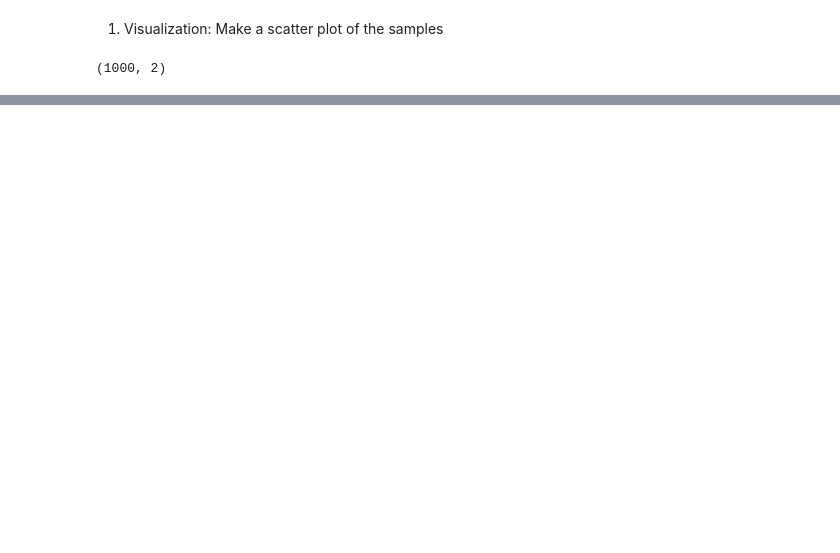
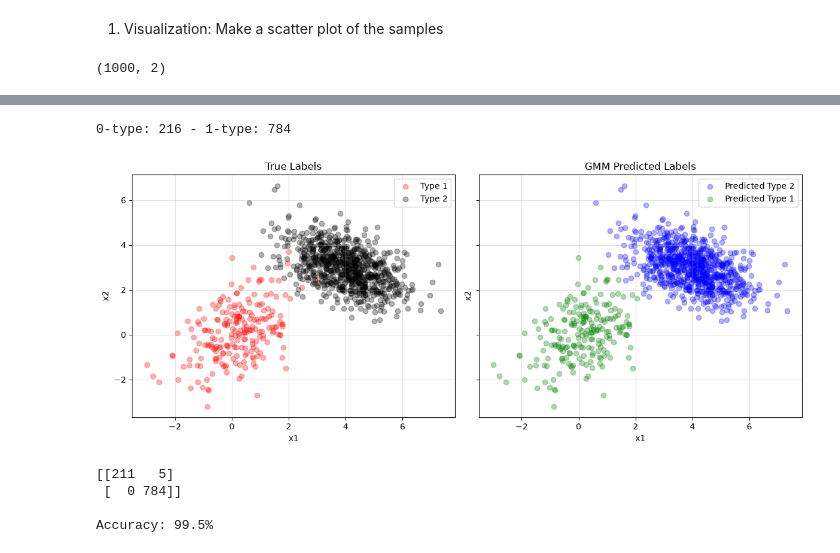
Before and after one commit to Dueling-W/SciML-GirardW-Fall26, a Jupyter notebook: Homework/Homework 4/HW4-Coding-GirardW.ipynb, the cells around one changed output, grey strips where cells are left out. Drawn from its saved outputs; the diff is of its cells as text; code cells hidden in the pictures; blank space fills up the shorter version.

```diff
--- a/Homework/Homework 4/HW4-Coding-GirardW.ipynb
+++ b/Homework/Homework 4/HW4-Coding-GirardW.ipynb
@@ -159,0 +347,68 @@ plt.show()
+# %%
+rng = np.random.default_rng(123456)  # new seed for unseen samples
+
+# still the same given values
+# just rewrote here so code can be run isolated
+w = np.array([0.2, 0.8])
+mus = [np.array([0.0, 0.0]), np.array([4.0, 3.0])]
+Sigmas = [np.array([[1.0, 0.6], [0.6, 1.5]]),
+          np.array([[1.2, -0.5], [-0.5, 0.8]])]
+N = 1000
+
+
+z = rng.choice(len(w), size=N, p=w) # draw 0 or 1 1000 times at define weights
+values, counts = np.unique(z, return_counts=True)
+print(f'0-type: {counts[0]} - 1-type: {counts[1]}') # will be slightly different than earlier draw
+# %% [output]
+0-type: 216 - 1-type: 784
+# %%
+X_1 = sample_2d_gaussian(mus[0], Sigmas[0], counts[0], rng)
+X_2 = sample_2d_gaussian(mus[1], Sigmas[1], counts[1], rng)
+# %%
+X_data = np.vstack([X_1, X_2])
+
+predicted_labels = gk2.predict(X_data)
+
+X_1_pred = X_data[predicted_labels == 0]
+X_2_pred = X_data[predicted_labels == 1]
+# %%
+fig, axes = plt.subplots(1, 2, figsize=(12, 5), sharex=True, sharey=True)
+
+axes[0].scatter(X_1[:, 0], X_1[:, 1], color='red', alpha=0.3, label='Type 1')
+axes[0].scatter(X_2[:, 0], X_2[:, 1], color='black', alpha=0.3, label='Type 2')
+axes[0].set_title("True Labels")
+
+# labels got swapped, X_1 is actually X_2 label
+axes[1].scatter(X_1_pred[:, 0], X_1_pred[:, 1], color='blue', alpha=0.3, label='Predicted Type 2')
+axes[1].scatter(X_2_pred[:, 0], X_2_pred[:, 1], color='green', alpha=0.3, label='Predicted Type 1')
+axes[1].set_title("GMM Predicted Labels")
+
+for ax in axes:
+    ax.set_xlabel("x1")
+    ax.set_ylabel("x2")
+    ax.legend()
+    ax.grid(True, alpha=0.4)
+
+plt.tight_layout()
+plt.show()
+# %% [output]
+[figure, added]
+# %%
+from sklearn.metrics import ConfusionMatrixDisplay
+from sklearn.metrics import confusion_matrix
+from sklearn.metrics import accuracy_score
+
+y_true = [0] *counts[0] + [1] *counts[1]
+
+# labels were swapped, swap back to correct orientation
+y_predicted = [1 if y == 0 else 0 for y in predicted_labels]
+
+cm = confusion_matrix(y_true, y_predicted)
+print(cm)
+print()
+print(f'Accuracy: {100*accuracy_score(y_true, y_predicted)}%')
+# %% [output]
+[[211   5]
+ [  0 784]]
+
+Accuracy: 99.5%
```
Also changed, not shown: parts of 86 cells of this notebook.
